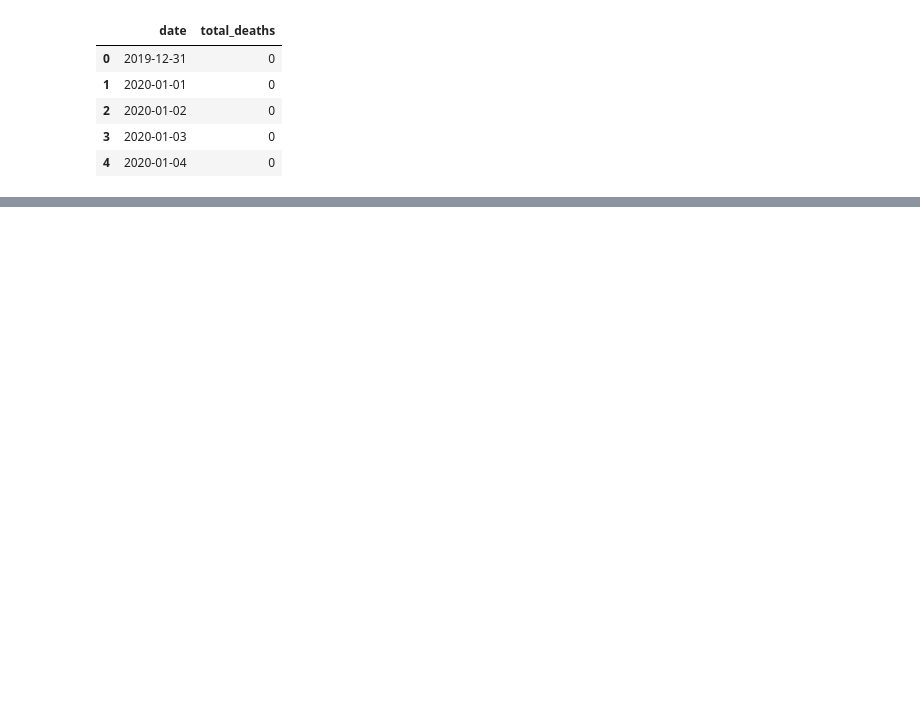
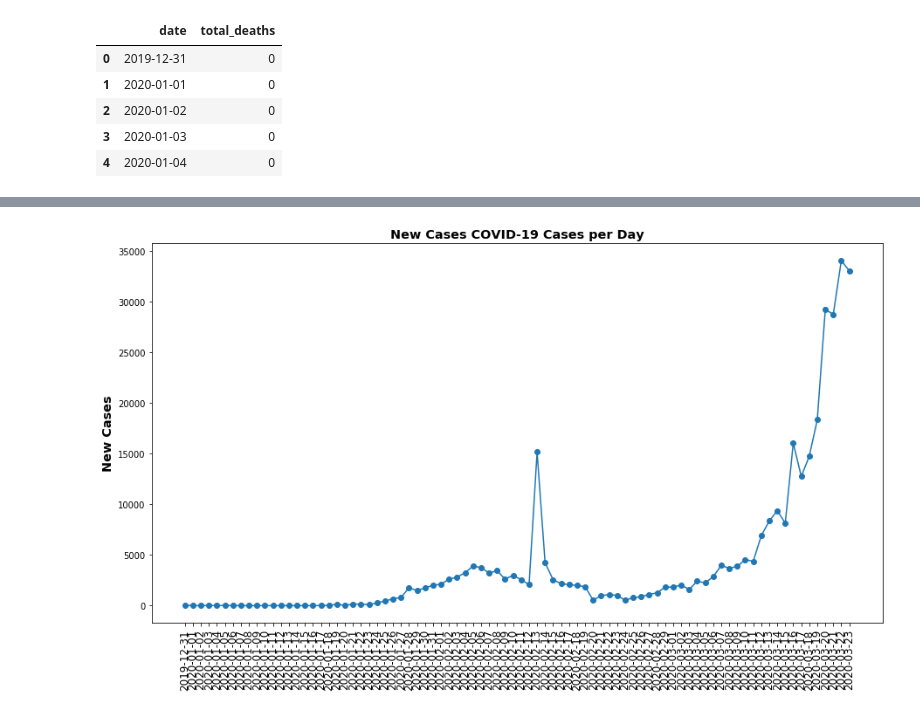
Before and after one commit to frpatel/databootcamp-homework, a Jupyter notebook: final-project/total_cases.ipynb, the cells around one changed output, grey strips where cells are left out. Drawn from its saved outputs; the diff is of its cells as text; code cells hidden in the pictures; blank space fills up the shorter version.

```diff
--- a/final-project/total_cases.ipynb
+++ b/final-project/total_cases.ipynb
@@ -175,0 +187,11 @@ plt.savefig('images/total-cases-covid-19.png')
+# %%
+x_axis = world_total_and_death_and_new_cases_new_death_cases['date'].to_numpy()
+y_axis = world_total_and_death_and_new_cases_new_death_cases['new_cases'].to_numpy()
+plt.figure(figsize=(15,8))
+plt.plot(x_axis, y_axis, marker='o')
+plt.xticks(rotation=90, horizontalalignment='center', fontweight='light', fontsize='large')
+plt.title('New Cases COVID-19 Cases per Day', fontweight='bold', fontsize='x-large')
+plt.ylabel('New Cases', fontweight='bold', fontsize='x-large')
+plt.savefig('static/images/new_cases-covid-19.png')
+# %% [output]
+[figure, added]
```
Also changed, not shown: parts of 10 cells of this notebook, 23 other files.
